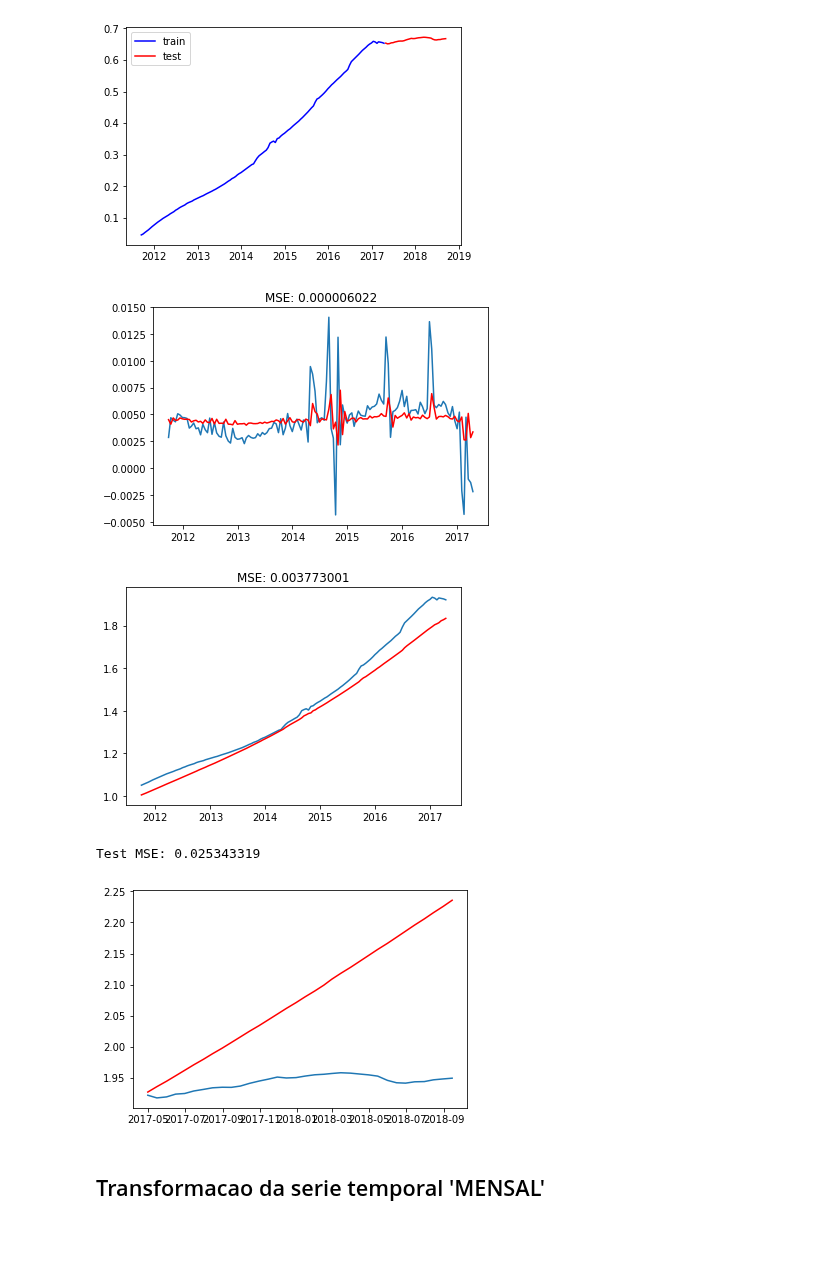
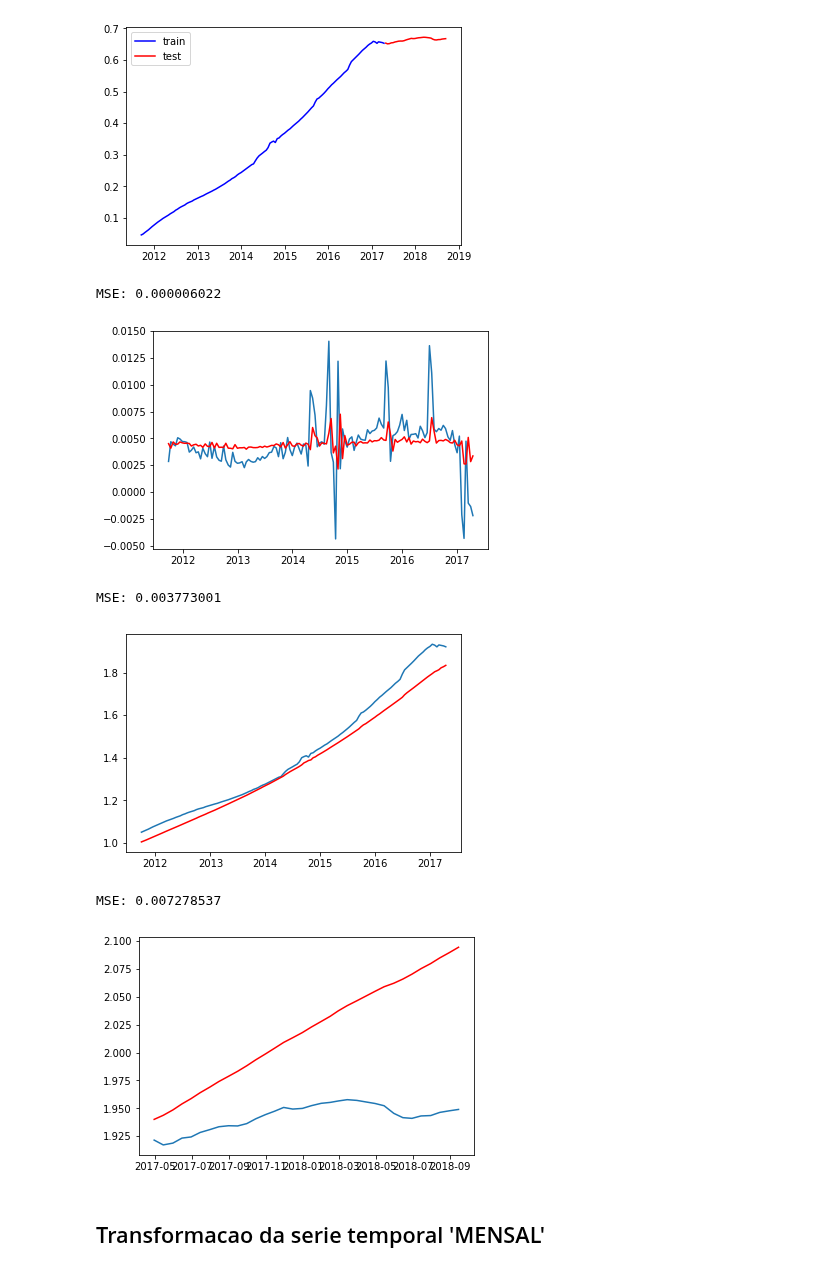
Before and after one commit to jorgealmeidajr/tcc-senai-timeseries, a Jupyter notebook: src/timeseries02-arima.ipynb, the cells around one changed output. Drawn from its saved outputs; the diff is of its cells as text; code cells hidden in the pictures; blank space fills up the shorter version.

```diff
--- a/src/timeseries02-arima.ipynb
+++ b/src/timeseries02-arima.ipynb
@@ -60,21 +60,22 @@ Dataset 'test' length:  34
 # %%
 # depois do Grid Search
 #Melhores parametros: ARIMA(1, 2, 1)
-arima_params = (0, 1, 1)
+arima_params = (1, 2, 1)
 
 model = ARIMA(train, order=arima_params)
 results_ARIMA = model.fit(disp=-1)
 
 #arima.print_dataframe_info(results_ARIMA.fittedvalues)
 
 train_size = int(len(ts_transform['ts_log_diff']) * constants.PORCENTAGEM)
 ts_train = ts_transform['ts_log_diff'][0:train_size]
 
 #arima.print_dataframe_info(ts_train)
 
 timeseries.plot_train_and_arima(ts_train, results_ARIMA)
 # %% [output]
+MSE: 0.000006022
-[figure, old version]
+[figure, new version]
 # %%
 predictions_ARIMA_diff = pd.Series(results_ARIMA.fittedvalues, copy=True)
 
@@ -94,14 +95,15 @@ ts_train = ts[1:train_size]
 
 timeseries.plot_train_and_predictions(ts_train, predictions_ARIMA)
 # %% [output]
+MSE: 0.003773001
-[figure, old version]
+[figure, new version]
 # %%
 historical, predictions = arima.forecast(train, test, arima_params)
 
 arima.plot_historical_and_predictions(historical, predictions, test)
 # %% [output]
-Test MSE: 0.025343319
+MSE: 0.007278537
-[figure, old version]
+[figure, new version]
 # %% [markdown]
 ## Transformacao da serie temporal 'MENSAL'
 # %%
```
Also changed, not shown: parts of 3 cells of this notebook, 4 other files.
